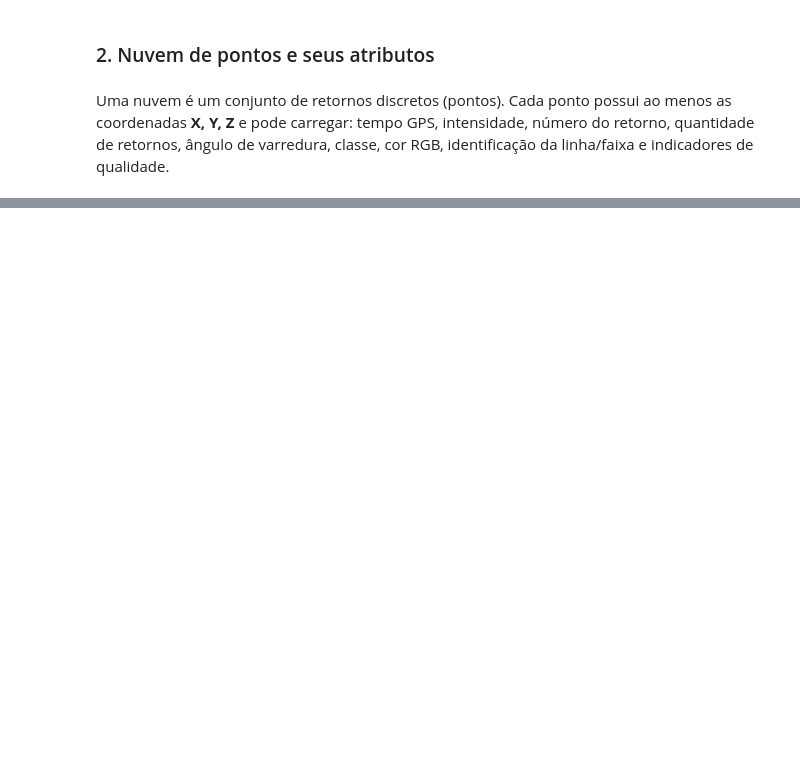
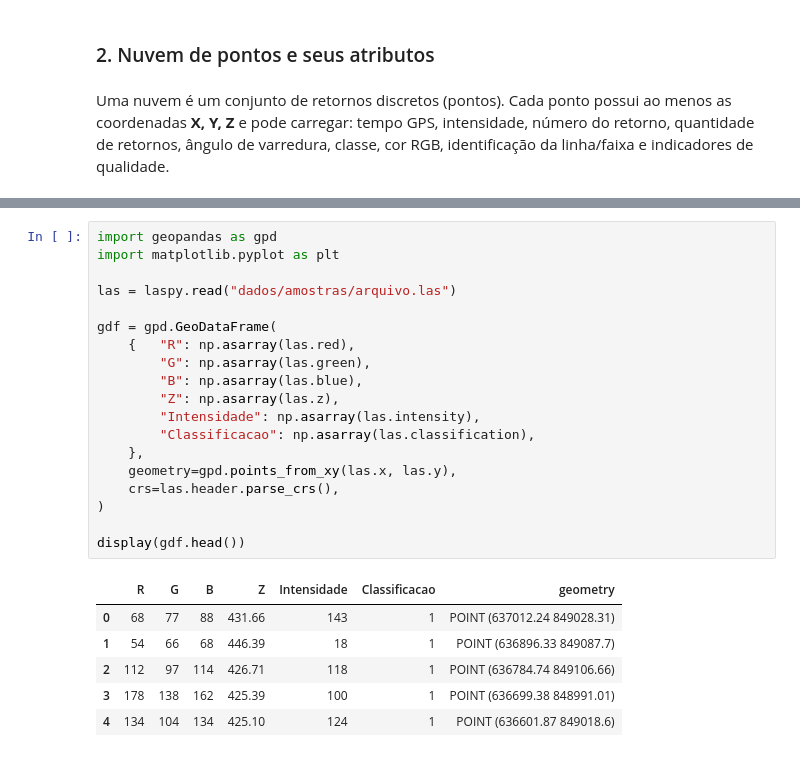
Before and after one commit to HumbertoDiego/LevantamentoLidarIME, a Jupyter notebook: 01_Intro.ipynb, the cells around one changed output, grey strips where cells are left out. Saved outputs shown, nothing was run; the diff lists cells and outputs as text; blank space fills up the shorter version.

```diff
--- a/01_Intro.ipynb
+++ b/01_Intro.ipynb
@@ -69,0 +134,26 @@ Fechar o loop reduz deriva, mas não garante georreferenciamento. Pontos usados
+# %%
+import geopandas as gpd
+import matplotlib.pyplot as plt
+
+las = laspy.read("dados/amostras/arquivo.las")
+
+gdf = gpd.GeoDataFrame(
+    {   "R": np.asarray(las.red),
+        "G": np.asarray(las.green),
+        "B": np.asarray(las.blue),
+        "Z": np.asarray(las.z),
+        "Intensidade": np.asarray(las.intensity),
+        "Classificacao": np.asarray(las.classification),
+    },
+    geometry=gpd.points_from_xy(las.x, las.y),
+    crs=las.header.parse_crs(),
+)
+
+display(gdf.head())
+# %% [output]
+|  | R | G | B | Z | Intensidade | Classificacao | geometry |
+| 0 | 68 | 77 | 88 | 431.66 | 143 | 1 | POINT (637012.24 849028.31) |
+| 1 | 54 | 66 | 68 | 446.39 | 18 | 1 | POINT (636896.33 849087.7) |
+| 2 | 112 | 97 | 114 | 426.71 | 118 | 1 | POINT (636784.74 849106.66) |
+| 3 | 178 | 138 | 162 | 425.39 | 100 | 1 | POINT (636699.38 848991.01) |
+| 4 | 134 | 104 | 134 | 425.10 | 124 | 1 | POINT (636601.87 849018.6) |
```
Also changed, not shown: parts of 32 cells of this notebook, 6 other files.
